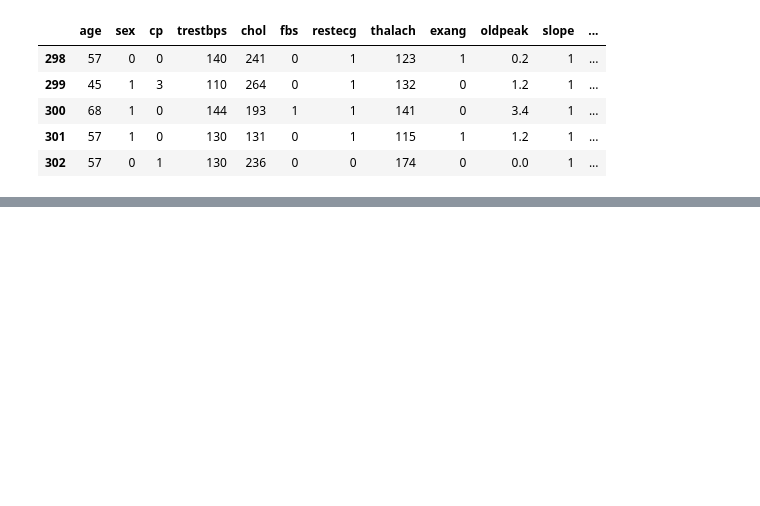
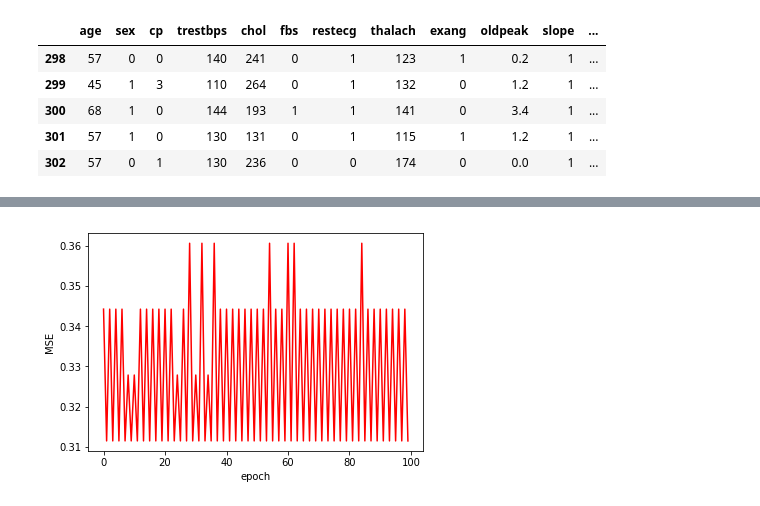
Before and after one commit to amet-vikram13/McCulloh-Piits-Model, a Jupyter notebook: assignment3/presentation.ipynb, the cells around one changed output, grey strips where cells are left out. Cells and saved outputs as stored; diff of their text form; code cells hidden in the pictures; blank space fills up the shorter version.

```diff
--- a/assignment3/presentation.ipynb
+++ b/assignment3/presentation.ipynb
@@ -118,3 +118,7 @@ model.plot_accu()
+# %%
+model.plot_mse()
+# %% [output]
+[figure, added]
 # %%
 model.prediction("test")
 print(model.accuracy("test"))
```
Also changed, not shown: parts of 10 cells of this notebook, 1 other file.
